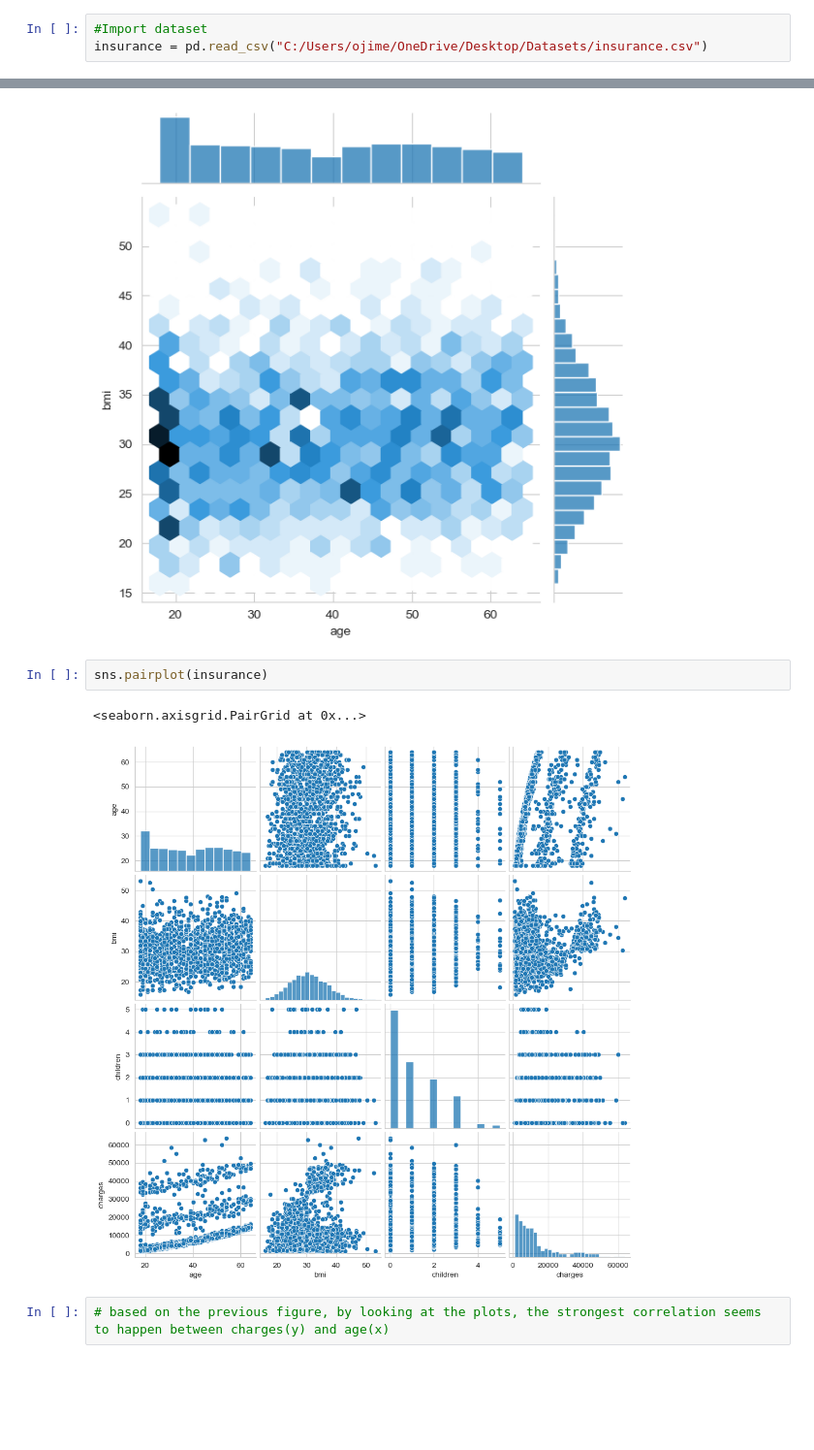
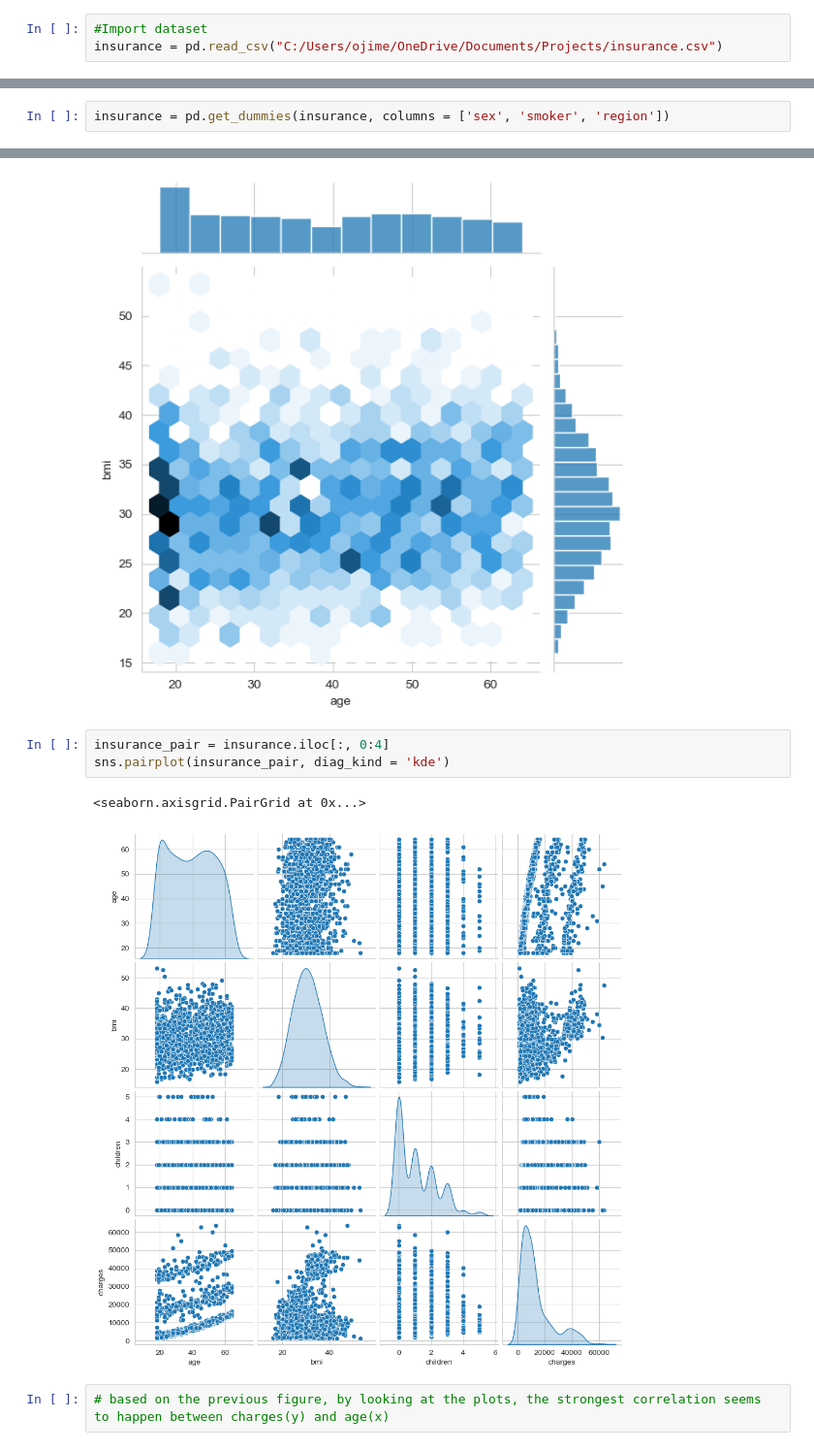
Before and after one commit to ojimenez24/Insurance-cost---Linear-Regression, a Jupyter notebook: Insurance-Linear regression.ipynb, the cells around one changed output, grey strips where cells are left out. Shown at 97% size. Saved outputs shown, nothing was run; the diff lists cells and outputs as text; blank space fills up the shorter version.

```diff
--- a/Insurance-Linear regression.ipynb
+++ b/Insurance-Linear regression.ipynb
@@ -12,6 +8,6 @@ import seaborn as sns
 # %%
 #Import dataset
-insurance = pd.read_csv("C:/Users/ojime/OneDrive/Desktop/Datasets/insurance.csv")
+insurance = pd.read_csv("C:/Users/ojime/OneDrive/Documents/Projects/insurance.csv")
 # %%
 insurance.head()
 # %% [output]
@@ -54,6 +50,8 @@ memory usage: 73.3+ KB
 insurance.isnull().values.any()
 # %% [output]
 False
+# %%
+insurance = pd.get_dummies(insurance, columns = ['sex', 'smoker', 'region'])
 # %% [markdown]
 ## Exploratory Data Analysis
 # %%
@@ -74,10 +72,11 @@ sns.jointplot(x='age',y='bmi',kind='hex',data=insurance)
 <seaborn.axisgrid.JointGrid at 0x...>
 [figure]
 # %%
-sns.pairplot(insurance)
+insurance_pair = insurance.iloc[:, 0:4]
+sns.pairplot(insurance_pair, diag_kind = 'kde')
 # %% [output]
 <seaborn.axisgrid.PairGrid at 0x...>
-[figure, old version]
+[figure, new version]
 # %%
 # based on the previous figure, by looking at the plots, the strongest correlation seems to happen between charges(y) and age(x)
 # %%
```
Also changed, not shown: parts of 9 cells of this notebook.
